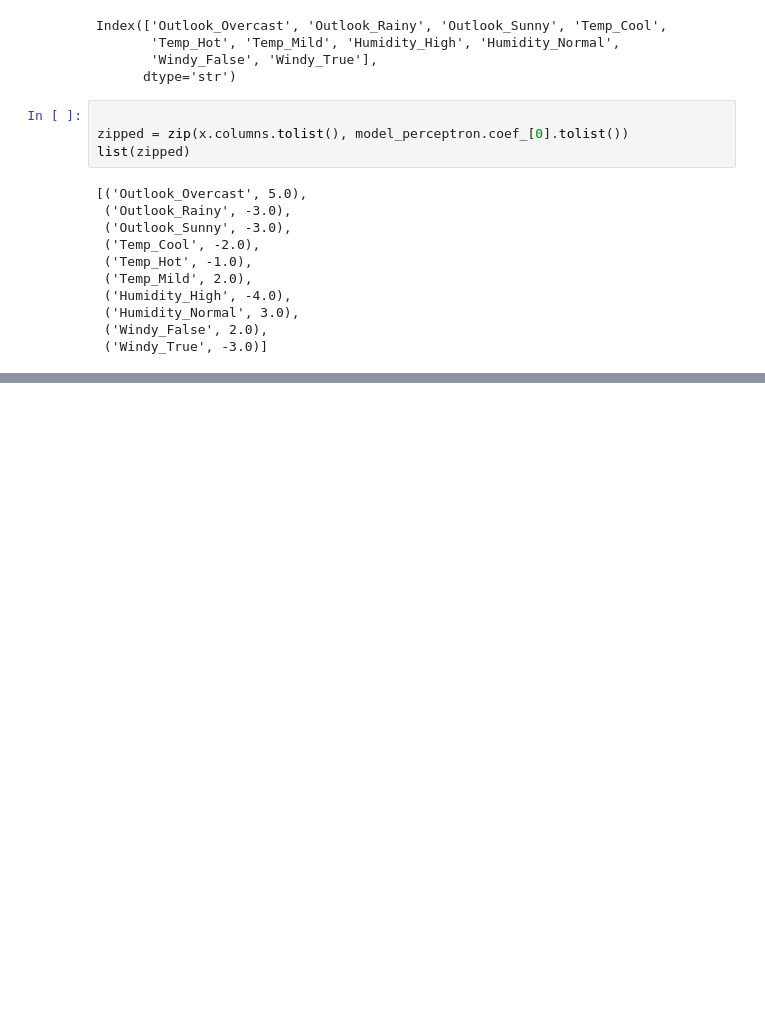
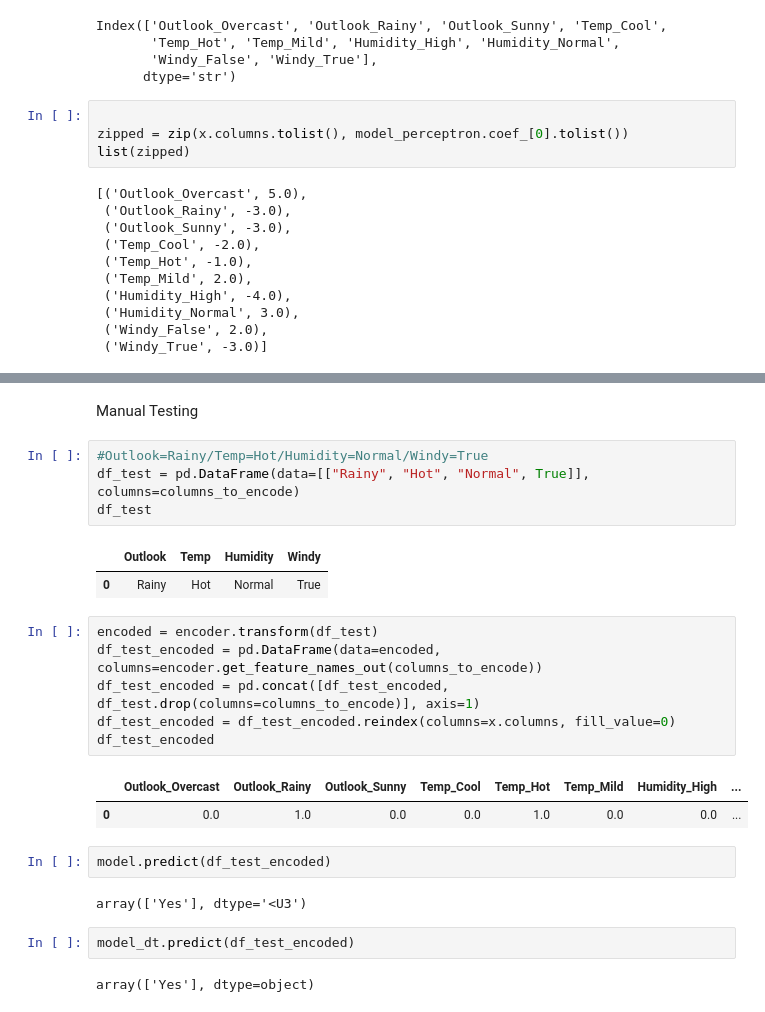
Before and after one commit to MonaTaghavi/dm-ann, a Jupyter notebook: notebooks/19nn-golf.ipynb, the cells around one changed output, grey strips where cells are left out. Drawn from its saved outputs; the diff is of its cells as text; blank space fills up the shorter version.

```diff
--- a/notebooks/19nn-golf.ipynb
+++ b/notebooks/19nn-golf.ipynb
@@ -149,0 +199,26 @@ list(zipped)
+# %% [markdown]
+Manual Testing
+# %%
+#Outlook=Rainy/Temp=Hot/Humidity=Normal/Windy=True
+df_test = pd.DataFrame(data=[["Rainy", "Hot", "Normal", True]], columns=columns_to_encode)
+df_test
+# %% [output]
+|  | Outlook | Temp | Humidity | Windy |
+| 0 | Rainy | Hot | Normal | True |
+# %%
+encoded = encoder.transform(df_test)
+df_test_encoded = pd.DataFrame(data=encoded, columns=encoder.get_feature_names_out(columns_to_encode))
+df_test_encoded = pd.concat([df_test_encoded, df_test.drop(columns=columns_to_encode)], axis=1)
+df_test_encoded = df_test_encoded.reindex(columns=x.columns, fill_value=0)
+df_test_encoded
+# %% [output]
+|  | Outlook_Overcast | Outlook_Rainy | Outlook_Sunny | Temp_Cool | Temp_Hot | Temp_Mild | Humidity_High | ... |
+| 0 | 0.0 | 1.0 | 0.0 | 0.0 | 1.0 | 0.0 | 0.0 | ... |
+# %%
+model.predict(df_test_encoded)
+# %% [output]
+array(['Yes'], dtype='<U3')
+# %%
+model_dt.predict(df_test_encoded)
+# %% [output]
+array(['Yes'], dtype=object)
```
Also changed, not shown: parts of 10 cells of this notebook.
